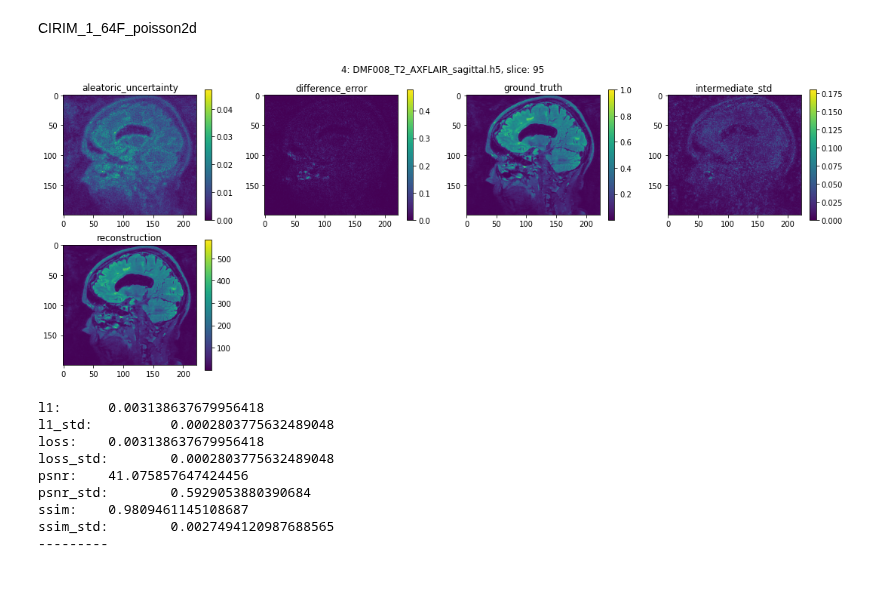
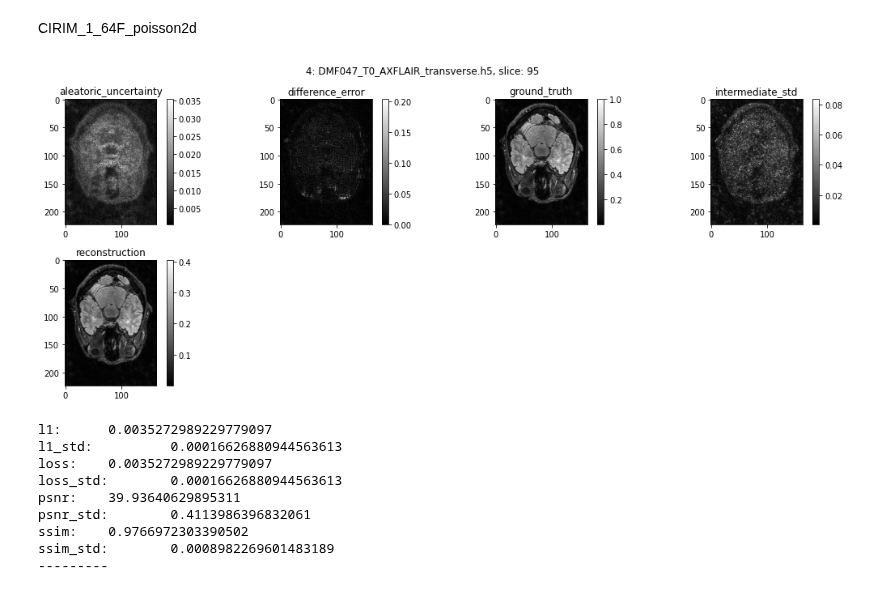
Before and after one commit to LysanderdeJong/RecSeg, a Jupyter notebook: results_showcase.ipynb, the cells around one changed output. Saved outputs shown, nothing was run; the diff lists cells and outputs as text; code cells hidden in the pictures.

```diff
--- a/results_showcase.ipynb
+++ b/results_showcase.ipynb
@@ -20,7 +21,9 @@ def view_mri(data_dir, file_index=0, index=0, coil=0, max_col=4, figsize=(15, 4)
         field = np.squeeze(mri[key])
         if len(field.shape)== 3:
             field = field[index, :, :]
-        elif len(field.shape)== 4:
+        elif len(field.shape)>= 4:
+            if len(field.shape) == 5:
+                field = field[:, 0, ...]
             if abs(np.min(field) - np.max(field)) > 1.0:
                 field = torch.softmax(torch.from_numpy(field), dim=1).numpy()
             field = [field[index, i, :, :] for i in range(field.shape[1])]
@@ -44,7 +47,7 @@ def view_mri(data_dir, file_index=0, index=0, coil=0, max_col=4, figsize=(15, 4)
     fig = plt.figure(figsize=figsize)
     for i, key in enumerate(maps.keys()):
         plt.subplot(n_rows, n_cols, i + 1)
-        ax = plt.imshow(maps[key])
+        ax = plt.imshow(maps[key], cmap="gray")
         plt.colorbar(ax)
         plt.title(key)
     subtitle_str = ""
@@ -57,15 +60,16 @@ def view_mri(data_dir, file_index=0, index=0, coil=0, max_col=4, figsize=(15, 4)
         plt.savefig(save_location, bbox_inches='tight', dpi=300, format='png')
     plt.show()
 
-def get_metrics(data_dir, index=None, slice_int=None):
+def get_metrics(data_dir, index=None, slice_int=None, print_stats=True):
     results = {}
+
     if index is not None:
-        files = [sorted(os.listdir(data_dir))[index]]
+        files = [sorted(pathlib.Path(data_dir).glob("*.h5"))[index]]
     else:
-        files = sorted(os.listdir(data_dir))
+        files = sorted(pathlib.Path(data_dir).glob("*.h5"))
 
     for f in files:
-        input_path = os.path.join(data_dir, f)
+        input_path = f
         hf = h5py.File(input_path)
         hf_attr = dict(hf.attrs)
 
@@ -76,6 +80,10 @@ def get_metrics(data_dir, index=None, slice_int=None):
                 results[key].extend(list(value))
 
     for key, value in results.items():
-        print(f"{key}: \t {np.nanmean(np.ma.masked_invalid(np.array(value)))}")
-    print("---------")
+        metric_results = np.array(value)
+        metric_results = np.mean(np.ma.masked_invalid(metric_results[metric_results > 0.0]))
+        if print_stats:
+            print(f"{key}: \t {metric_results}")
+    if print_stats:
+        print("---------")
     return results
@@ -82,20 +122,20 @@ def get_metrics(data_dir, index=None, slice_int=None):
 # %% [markdown]
 CIRIM_1_64F_poisson2d
 # %%
-recon_results_dir = "/data/projects/tecfidera/data/results/reconstruction/cirim_1c_64f_poisson2d/"
+recon_results_dir = "/data/projects/tecfidera/data/results/reconstruction/cirim_1c_64f_poisson2d/h5"
 file_index = 4 #np.random.randint(0, len(os.listdir(recon_results_dir)))
 slice_int = 95
 coil = 0
 view_mri(recon_results_dir, file_index=file_index, index=slice_int, figsize=(15, 6))
 metric_result_dict = get_metrics(recon_results_dir)
 # %% [output]
-[figure, old version]
+[figure, new version]
-l1:      0.003138637679956418
-l1_std:          0.0002803775632489048
-loss:    0.003138637679956418
-loss_std:        0.0002803775632489048
-psnr:    41.075857647424456
-psnr_std:        0.5929053880390684
-ssim:    0.9809461145108687
-ssim_std:        0.0027494120987688565
+l1:      0.0035272989229779097
+l1_std:          0.00016626880944563613
+loss:    0.0035272989229779097
+loss_std:        0.00016626880944563613
+psnr:    39.93640629895311
+psnr_std:        0.4113986396832061
+ssim:    0.9766972303390502
+ssim_std:        0.0008982269601483189
 ---------
```
Also changed, not shown: parts of 17 cells of this notebook, 13 other files.
